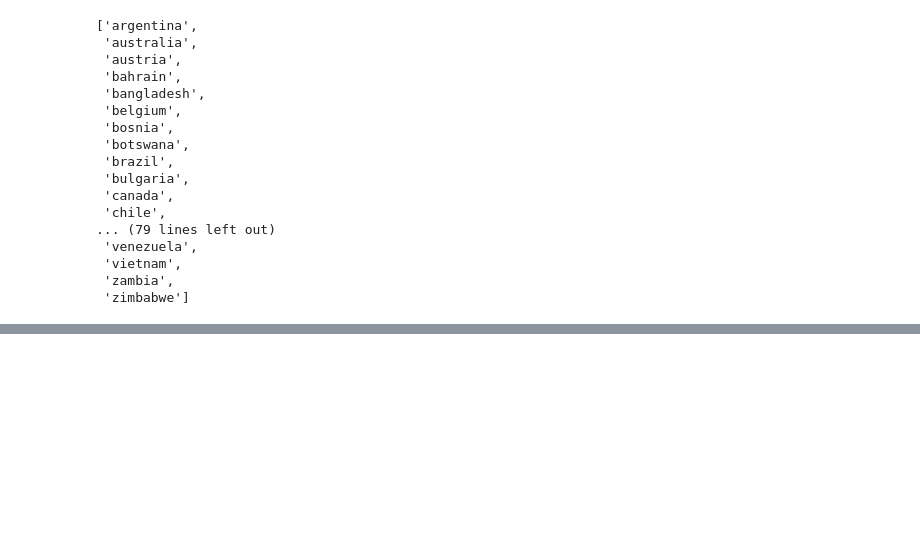
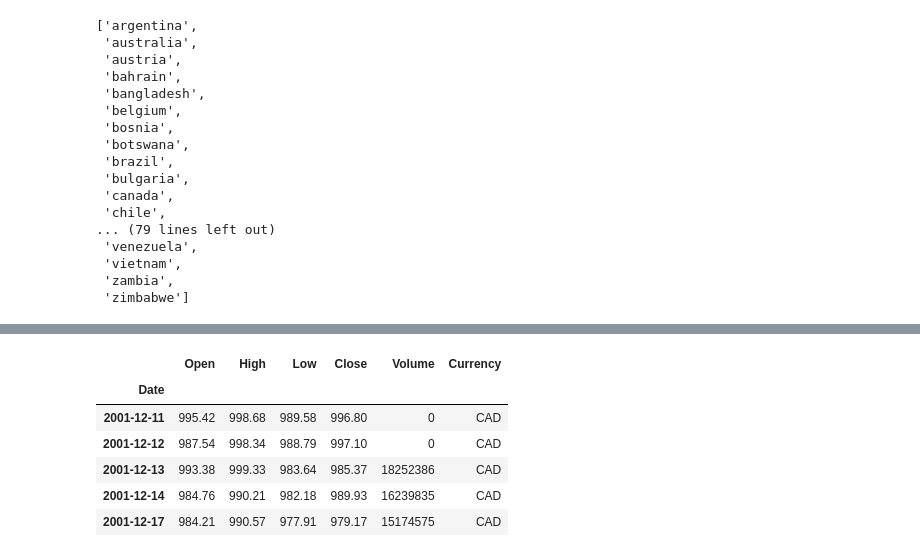
Before and after one commit to aalfiler/Crash_Course_In_Crypto, a Jupyter notebook: Global_Indices.ipynb, the cells around one changed output, grey strips where cells are left out. Drawn from its saved outputs; the diff is of its cells as text; code cells hidden in the pictures; blank space fills up the shorter version.

```diff
--- a/Global_Indices.ipynb
+++ b/Global_Indices.ipynb
@@ -82,0 +132,17 @@ df.head()
+# %%
+df_580 = investpy.indices.get_index_historical_data(
+    index = top_indices.at[580,'name'],
+    country = top_indices.at[580,'country'],
+    from_date = '01/01/2000',
+    to_date = '01/01/2021'
+)
+
+df_580.head()
+# %% [output]
+|  | Open | High | Low | Close | Volume | Currency |
+| Date |  |  |  |  |  |  |
+| 2001-12-11 | 995.42 | 998.68 | 989.58 | 996.80 | 0 | CAD |
+| 2001-12-12 | 987.54 | 998.34 | 988.79 | 997.10 | 0 | CAD |
+| 2001-12-13 | 993.38 | 999.33 | 983.64 | 985.37 | 18252386 | CAD |
+| 2001-12-14 | 984.76 | 990.21 | 982.18 | 989.93 | 16239835 | CAD |
+| 2001-12-17 | 984.21 | 990.57 | 977.91 | 979.17 | 15174575 | CAD |
```
Also changed, not shown: parts of 34 cells of this notebook.
